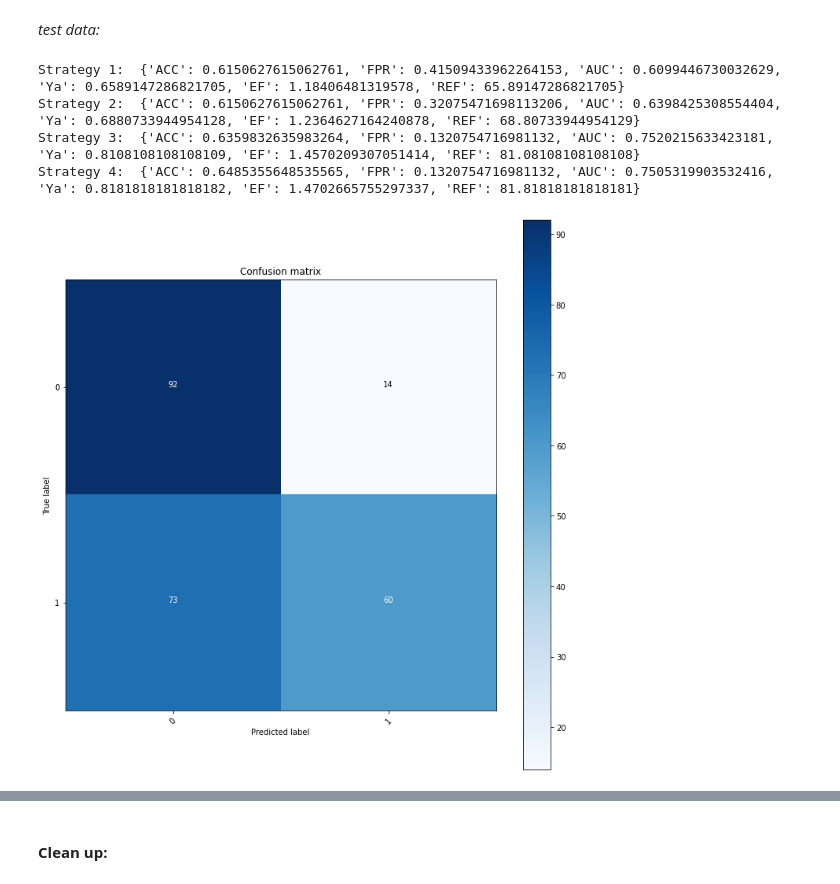
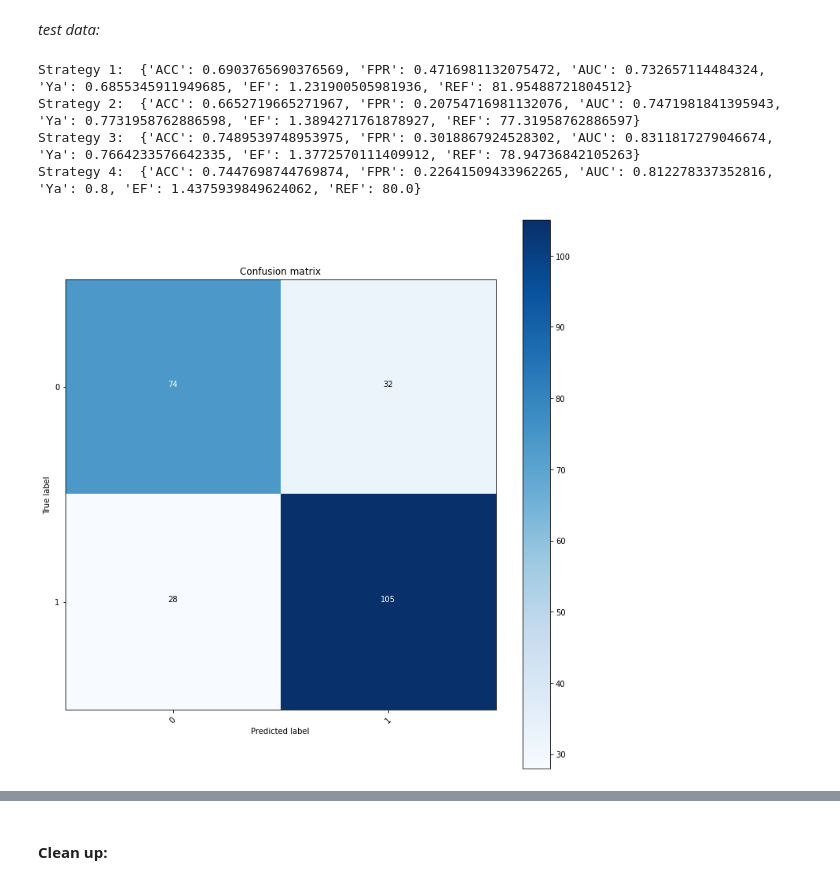
Before and after one commit to michabirklbauer/protein_docking, a Jupyter notebook: data/acetylcholinesterase/scoring/scoring.ipynb, the cells around one changed output, grey strips where cells are left out. Saved outputs shown, nothing was run; the diff lists cells and outputs as text; code cells hidden in the pictures.

Commit message:
update ACHE scoring results

```diff
--- a/data/acetylcholinesterase/scoring/scoring.ipynb
+++ b/data/acetylcholinesterase/scoring/scoring.ipynb
@@ -74,5 +115,5 @@ features
 # %%
-features_filtered = get_relevant_features(features)
+features_filtered = get_relevant_features(features, 0.1, 0.05, 0.05)
 features_filtered
 # %% [output]
 |  | INDEX | INTERACTION | DIFFERENCE | ACTIVE_FREQUENCY | INACTIVE_FREQUENCY |
@@ -301,21 +339,21 @@ plot_ROC_curve(roc["fpr"], roc["tpr"], filename = "results/ROC_val_strat3.png");
 # %%
 print(
 "Strategy 1: ",
-get_metrics(test_result_strat1, 3, pretty_print = True),
+get_metrics(test_result_strat1, 1, pretty_print = True),
 "\nStrategy 2: ",
-get_metrics(test_result_strat2, 4, pretty_print = True),
+get_metrics(test_result_strat2, 2, pretty_print = True),
 "\nStrategy 3: ",
-get_metrics(test_result_strat3, 0, pretty_print = True),
+get_metrics(test_result_strat3, -2, pretty_print = True),
 "\nStrategy 4: ",
-get_metrics(test_result_strat4, 0, pretty_print = True)
+get_metrics(test_result_strat4, -2, pretty_print = True)
 )
 # %% [output]
-Strategy 1:  {'ACC': 0.6150627615062761, 'FPR': 0.41509433962264153, 'AUC': 0.6099446730032629, 'Ya': 0.6589147286821705, 'EF': 1.18406481319578, 'REF': 65.89147286821705}
-Strategy 2:  {'ACC': 0.6150627615062761, 'FPR': 0.32075471698113206, 'AUC': 0.6398425308554404, 'Ya': 0.6880733944954128, 'EF': 1.2364627164240878, 'REF': 68.80733944954129}
-Strategy 3:  {'ACC': 0.6359832635983264, 'FPR': 0.1320754716981132, 'AUC': 0.7520215633423181, 'Ya': 0.8108108108108109, 'EF': 1.4570209307051414, 'REF': 81.08108108108108}
-Strategy 4:  {'ACC': 0.6485355648535565, 'FPR': 0.1320754716981132, 'AUC': 0.7505319903532416, 'Ya': 0.8181818181818182, 'EF': 1.4702665755297337, 'REF': 81.81818181818181}
+Strategy 1:  {'ACC': 0.6903765690376569, 'FPR': 0.4716981132075472, 'AUC': 0.732657114484324, 'Ya': 0.6855345911949685, 'EF': 1.231900505981936, 'REF': 81.95488721804512}
+Strategy 2:  {'ACC': 0.6652719665271967, 'FPR': 0.20754716981132076, 'AUC': 0.7471981841395943, 'Ya': 0.7731958762886598, 'EF': 1.3894271761878927, 'REF': 77.31958762886597}
+Strategy 3:  {'ACC': 0.7489539748953975, 'FPR': 0.3018867924528302, 'AUC': 0.8311817279046674, 'Ya': 0.7664233576642335, 'EF': 1.3772570111409912, 'REF': 78.94736842105263}
+Strategy 4:  {'ACC': 0.7447698744769874, 'FPR': 0.22641509433962265, 'AUC': 0.812278337352816, 'Ya': 0.8, 'EF': 1.4375939849624062, 'REF': 80.0}
 # %%
-plot_confusion_matrix(get_metrics(test_result_strat3, 0)["CM"], classes = [0, 1], filename = "results/CM_test_strat3.png");
+plot_confusion_matrix(get_metrics(test_result_strat3, -2)["CM"], classes = [0, 1], filename = "results/CM_test_strat3.png");
 # %% [output]
-[figure, old version]
+[figure, new version]
 # %%
```
Also changed, not shown: parts of 22 cells of this notebook, 10 other files.
